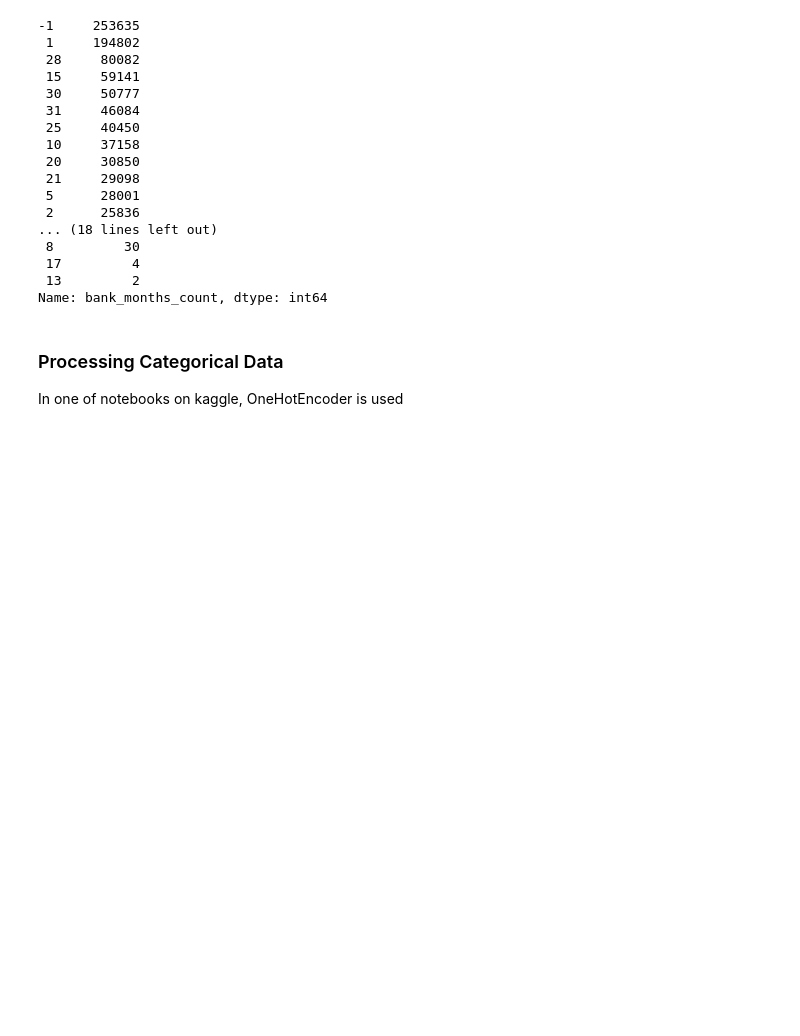
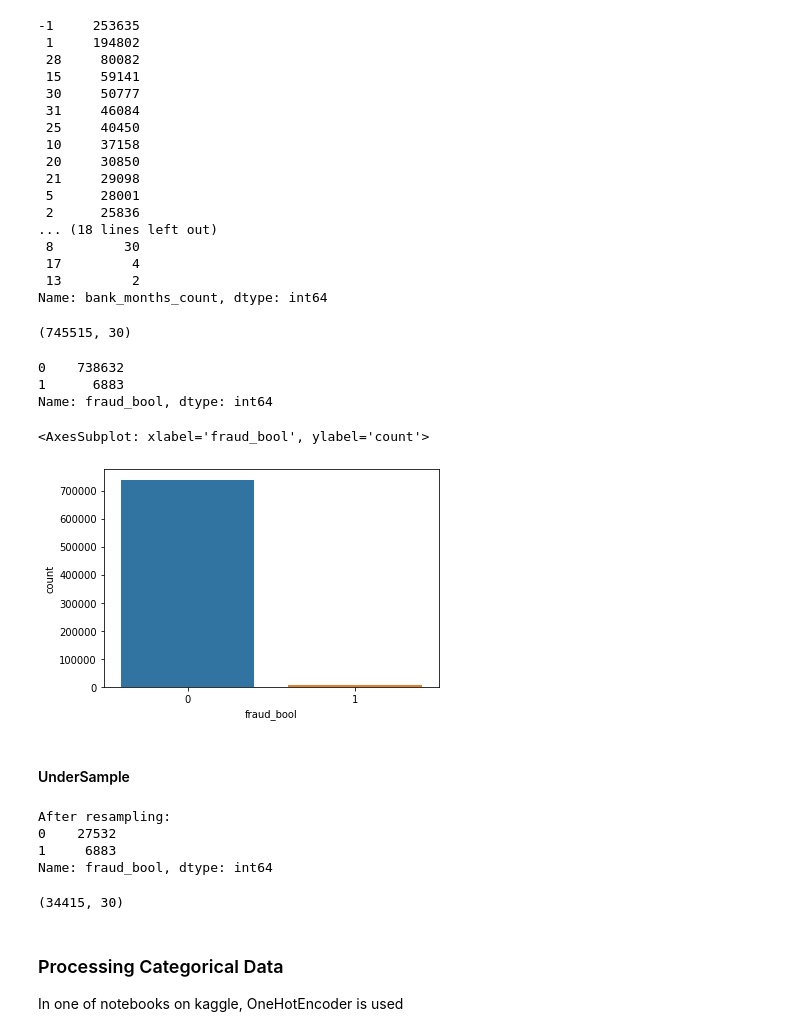
Before and after one commit to Junjie999/STATS503gogogo, a Jupyter notebook: Notebooks/EDA.ipynb, the cells around one changed output. Saved outputs shown, nothing was run; the diff lists cells and outputs as text; code cells hidden in the pictures; blank space fills up the shorter version.

```diff
--- a/Notebooks/EDA.ipynb
+++ b/Notebooks/EDA.ipynb
@@ -68,6 +107,8 @@ __prev_address_months_count__ does not shown to contain much information, it sho
 _ = plt.hist(df.prev_address_months_count)
 # %% [output]
 [figure]
+# %%
+df = df.drop(['prev_address_months_count'],axis=1)
 # %% [markdown]
 No row of __current_address_months_count__ is taking value -1, therefore do nothing.
 # %%
@@ -115,3 +156,5 @@ df.bank_months_count.value_counts()
 Name: bank_months_count, dtype: int64
 # %%
 df = df[df.bank_months_count != -1]
+df = df[df.session_length_in_minutes != -1]
+df = df[df.device_distinct_emails_8w != -1]
@@ -117,0 +163,17 @@ df = df[df.bank_months_count != -1]
+# %%
+df.shape
+# %% [output]
+(745515, 30)
+# %%
+df['fraud_bool'].value_counts()
+# %% [output]
+0    738632
+1      6883
+Name: fraud_bool, dtype: int64
+# %%
+sns.countplot(data=df, x='fraud_bool')
+# %% [output]
+<AxesSubplot: xlabel='fraud_bool', ylabel='count'>
+[figure, added]
+# %% [markdown]
+#### UnderSample
@@ -118,3 +193,19 @@ df = df[df.bank_months_count != -1]
+# %%
+under_sampler = RandomUnderSampler(sampling_strategy=sampling_strategy, random_state=42)
+X_train_resampled, y_train_resampled = under_sampler.fit_resample(X, y)
+
+print("After resampling:")
+print(pd.Series(y_train_resampled).value_counts())
+# %% [output]
+After resampling:
+0    27532
+1     6883
+Name: fraud_bool, dtype: int64
+# %%
+df_resampled = pd.concat([X_train_resampled,y_train_resampled],axis=1)
+df_resampled.shape
+# %% [output]
+(34415, 30)
 # %% [markdown]
 ### Processing Categorical Data
 
```
Also changed, not shown: parts of 31 cells of this notebook, 5 other files.
